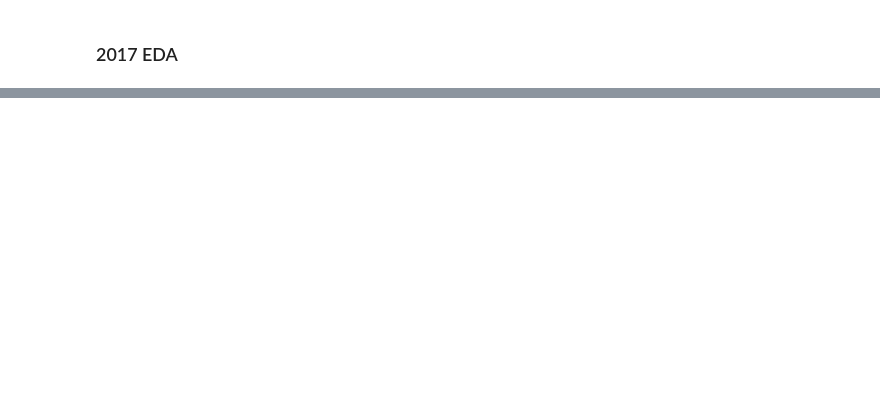
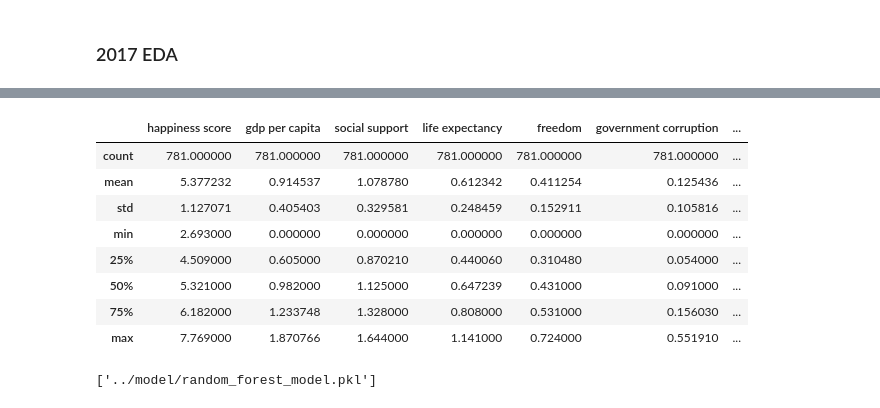
Before and after one commit to DaviMartinez0423/Workshop-3, a Jupyter notebook: notebooks/EDAs.ipynb, the cells around one changed output, grey strips where cells are left out. Saved outputs shown, nothing was run; the diff lists cells and outputs as text; code cells hidden in the pictures; blank space fills up the shorter version.

```diff
--- a/notebooks/EDAs.ipynb
+++ b/notebooks/EDAs.ipynb
@@ -173,0 +470,17 @@ memory usage: 11.1+ KB
+# %%
+training_df.describe()
+# %% [output]
+|  | happiness score | gdp per capita | social support | life expectancy | freedom | government corruption | ... |
+| count | 781.000000 | 781.000000 | 781.000000 | 781.000000 | 781.000000 | 781.000000 | ... |
+| mean | 5.377232 | 0.914537 | 1.078780 | 0.612342 | 0.411254 | 0.125436 | ... |
+| std | 1.127071 | 0.405403 | 0.329581 | 0.248459 | 0.152911 | 0.105816 | ... |
+| min | 2.693000 | 0.000000 | 0.000000 | 0.000000 | 0.000000 | 0.000000 | ... |
+| 25% | 4.509000 | 0.605000 | 0.870210 | 0.440060 | 0.310480 | 0.054000 | ... |
+| 50% | 5.321000 | 0.982000 | 1.125000 | 0.647239 | 0.431000 | 0.091000 | ... |
+| 75% | 6.182000 | 1.233748 | 1.328000 | 0.808000 | 0.531000 | 0.156030 | ... |
+| max | 7.769000 | 1.870766 | 1.644000 | 1.141000 | 0.724000 | 0.551910 | ... |
+# %%
+predition_model_path = '../model/random_forest_model.pkl'
+joblib.dump(RandomForestRegressor, predition_model_path)
+# %% [output]
+['../model/random_forest_model.pkl']
```
Also changed, not shown: parts of 38 cells of this notebook, 10 other files.
